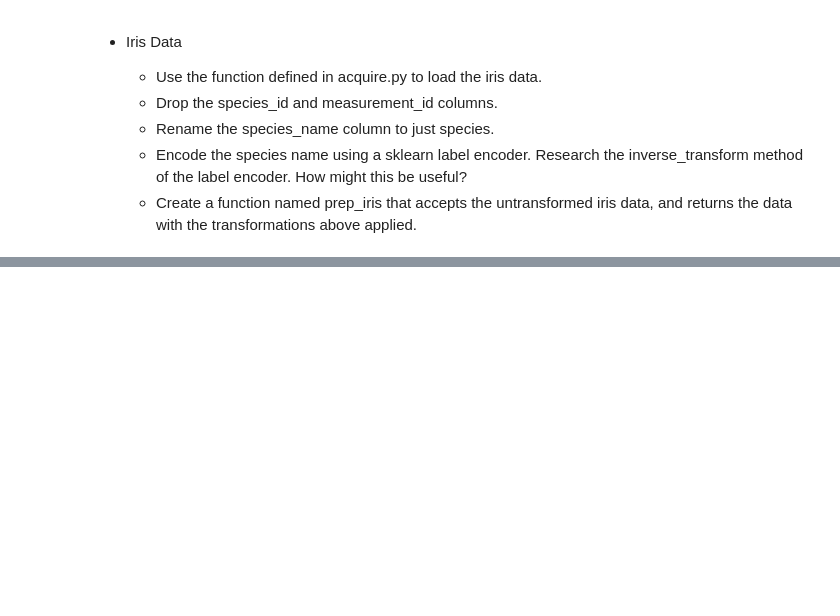
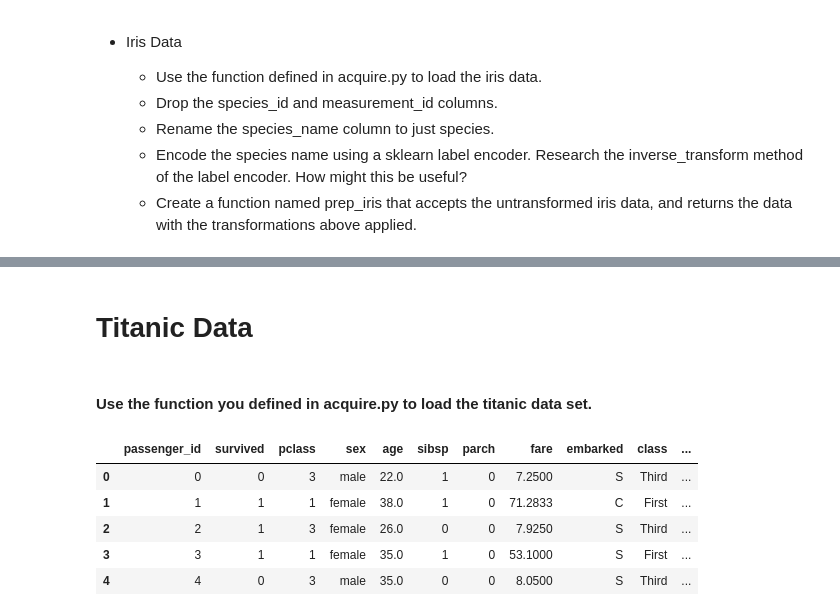
Before and after one commit to CSolitaire/classification-exercises, a Jupyter notebook: classification_exercises.ipynb, the cells around one changed output, grey strips where cells are left out. Saved outputs shown, nothing was run; the diff lists cells and outputs as text; code cells hidden in the pictures; blank space fills up the shorter version.

```diff
--- a/classification_exercises.ipynb
+++ b/classification_exercises.ipynb
@@ -244,0 +242,11 @@ iris.head()
+# %%
+# Drop the species_id and measurement_id columns.
+
+cols_to_drop = ['species_id']
+iris = iris.drop(columns=cols_to_drop)
+iris.head()
+# %%
+# Rename the species_name column to just species.
+
+iris.rename(columns = {'species_name':'species'}, inplace = True)
+iris.head()
@@ -244,0 +295,21 @@ iris.head()
+# %% [markdown]
+# Titanic Data
+# %% [markdown]
+####     Use the function you defined in acquire.py to load the titanic data set.
+# %%
+'''
+This function reads in titanic data from Codeup database if cached == False
+or if cached == True reads in iris df from a csv file, returns df
+'''
+# I ran this code first, to import data and save it as a dataframe
+#iris = get_iris_data(cached=True)
+
+titanic = get_titanic_data(cached=True)
+titanic.head()
+# %% [output]
+|  | passenger_id | survived | pclass | sex | age | sibsp | parch | fare | embarked | class | ... |
+| 0 | 0 | 0 | 3 | male | 22.0 | 1 | 0 | 7.2500 | S | Third | ... |
+| 1 | 1 | 1 | 1 | female | 38.0 | 1 | 0 | 71.2833 | C | First | ... |
+| 2 | 2 | 1 | 3 | female | 26.0 | 0 | 0 | 7.9250 | S | Third | ... |
+| 3 | 3 | 1 | 1 | female | 35.0 | 1 | 0 | 53.1000 | S | First | ... |
+| 4 | 4 | 0 | 3 | male | 35.0 | 0 | 0 | 8.0500 | S | Third | ... |
```
Also changed, not shown: parts of 32 cells of this notebook, 1 other file.
